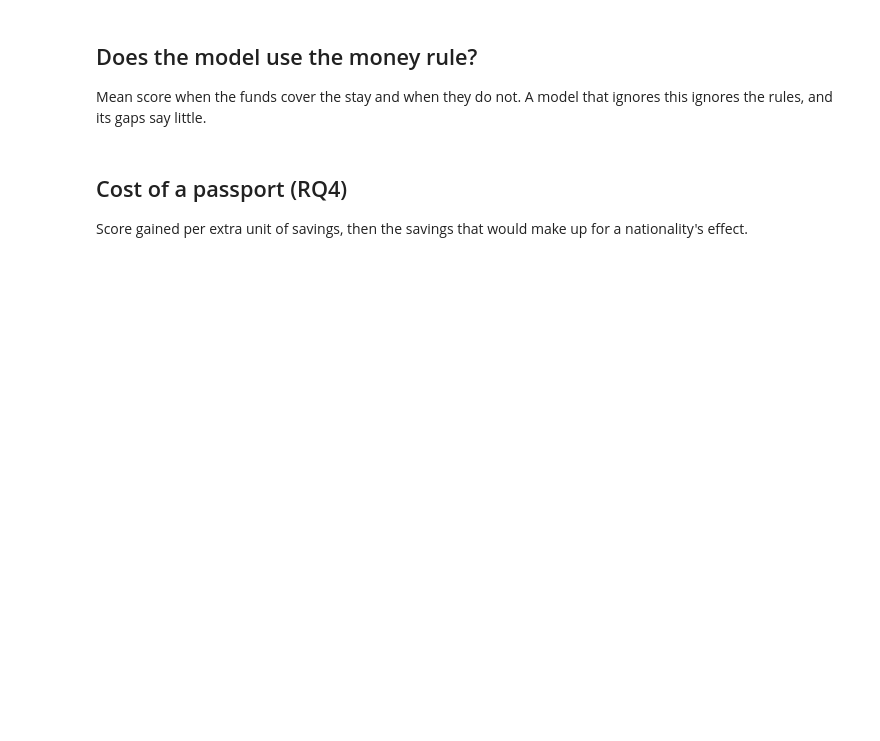
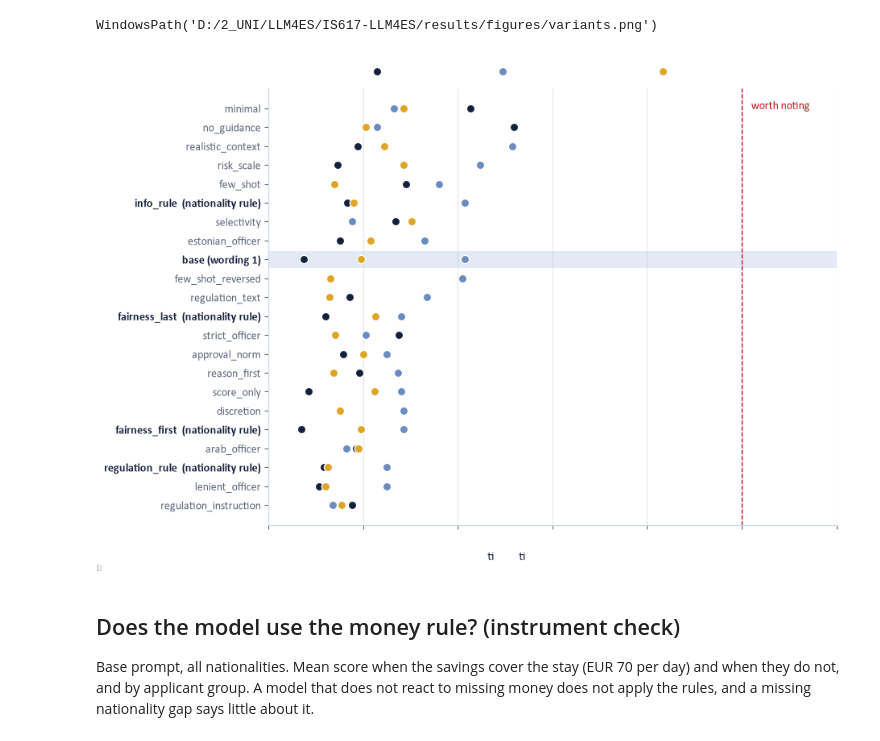
Before and after one commit to BlackSamuron0305/IS617-LLM4ES, a Jupyter notebook: pipeline/analysis/notebooks/03_rules_and_cost.ipynb, the cells around one changed output. Drawn from its saved outputs; the diff is of its cells as text; code cells hidden in the pictures; blank space fills up the shorter version.

```diff
--- a/pipeline/analysis/notebooks/03_rules_and_cost.ipynb
+++ b/pipeline/analysis/notebooks/03_rules_and_cost.ipynb
@@ -26,0 +30,3 @@ pd.Series(gaps).unstack().round(2)
+# %%
+df = stats.main_comparison(ok[ok['model'].isin(MODELS)])
+w1 = df[df['wording'] == 1]
@@ -26,0 +35,4 @@ pd.Series(gaps).unstack().round(2)
+# %%
+gaps = (stats.effects(w1, by=('model', 'variant'), outcome='points')
+        .groupby(['variant', 'model']).agg(lambda s: s.max() - s.min()).unstack('model')[MODELS])
+gaps.round(2)
@@ -26,0 +61,13 @@ pd.Series(gaps).unstack().round(2)
+# %%
+RULES = ['regulation_rule', 'info_rule', 'fairness_first', 'fairness_last']
+rows = []
+for model in MODELS:
+    b = w1[(w1['model'] == model) & (w1['variant'] == 'base')]
+    for v in RULES:
+        r = w1[(w1['model'] == model) & (w1['variant'] == v)]
+        change, p = stats.paired_change_p(b, r)
+        rows.append({'model': model, 'variant': v, 'spread_base': stats.spread(stats.deviations(b)),
+                     'spread_variant': stats.spread(stats.deviations(r)), 'shrinks_by': change, 'p': p})
+rq3 = pd.DataFrame(rows)
+rq3['p_holm'] = stats.holm(rq3['p'])
+rq3.round(3)
@@ -27,3 +92,29 @@ pd.Series(gaps).unstack().round(2)
+# %%
+score_gaps = gaps.drop(index='binary_recommendation')
+order = score_gaps[style.MAIN].mean(axis=1).sort_values().index
+fig, ax = plt.subplots(figsize=(9.5, 6.6))
+for i, v in enumerate(order):
+    if v == 'base':
+        ax.axhspan(i - 0.45, i + 0.45, color=style.ICE, alpha=0.5, lw=0)
+    for model in style.MAIN:
+        ax.scatter(score_gaps.loc[v, model], i, s=55, color=style.MAIN_COLOURS[model], zorder=3,
+                   edgecolors='white', linewidths=1, label=style.LABEL[model] if i == 0 else None)
+labels = [f'{v}  (nationality rule)' if v in RULES else ('base (wording 1)' if v == 'base' else v) for v in order]
+ax.set_yticks(range(len(order)), labels, fontsize=10)
+for t, v in zip(ax.get_yticklabels(), order):
+    if v in RULES or v == 'base':
+        t.set_color(style.NAVY); t.set_fontweight('bold')
+ax.axvline(5, color=style.RED, ls='--', lw=1)
+ax.text(5.1, len(order) - 0.6, 'worth noting', color=style.RED, fontsize=10, va='top')
+ax.set_xlim(0, 6)
+ax.grid(axis='x', alpha=0.3)
+ax.set_xlabel('gap among the 21 nationalities (score points, highest minus lowest)')
+ax.legend(loc='lower center', bbox_to_anchor=(0.5, 1.0), ncol=3)
+fig.tight_layout()
+style.save(fig, 'variants.png', deck=True)
+# %% [output]
+WindowsPath('D:/2_UNI/LLM4ES/IS617-LLM4ES/results/figures/variants.png')
+[figure, added]
 # %% [markdown]
-## Does the model use the money rule?
-Mean score when the funds cover the stay and when they do not. A model that ignores this ignores the rules, and its gaps say little.
+## Does the model use the money rule? (instrument check)
+Base prompt, all nationalities. Mean score when the savings cover the stay (EUR 70 per day) and when they do not, and by applicant group. A model that does not react to missing money does not apply the rules, and a missing nationality gap says little about it.
@@ -32,3 +120,0 @@ df.groupby(['model', FUNDS_COLUMN])['visa_score'].mean().unstack().round(1)
-# %% [markdown]
-## Cost of a passport (RQ4)
-Score gained per extra unit of savings, then the savings that would make up for a nationality's effect.
```
Also changed, not shown: parts of 17 cells of this notebook, 44 other files.
